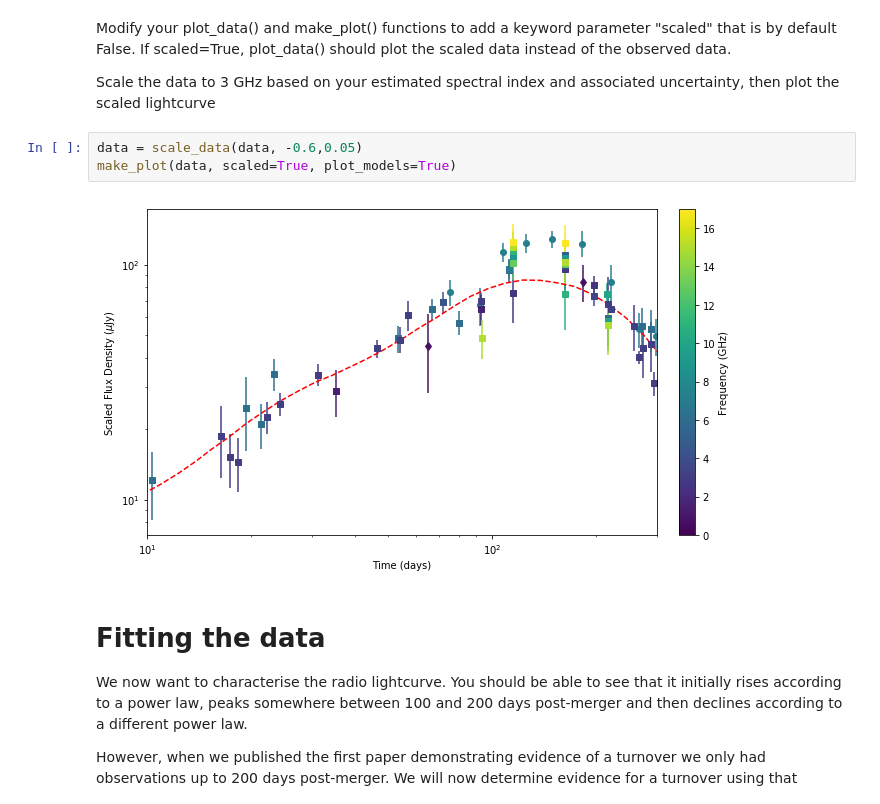
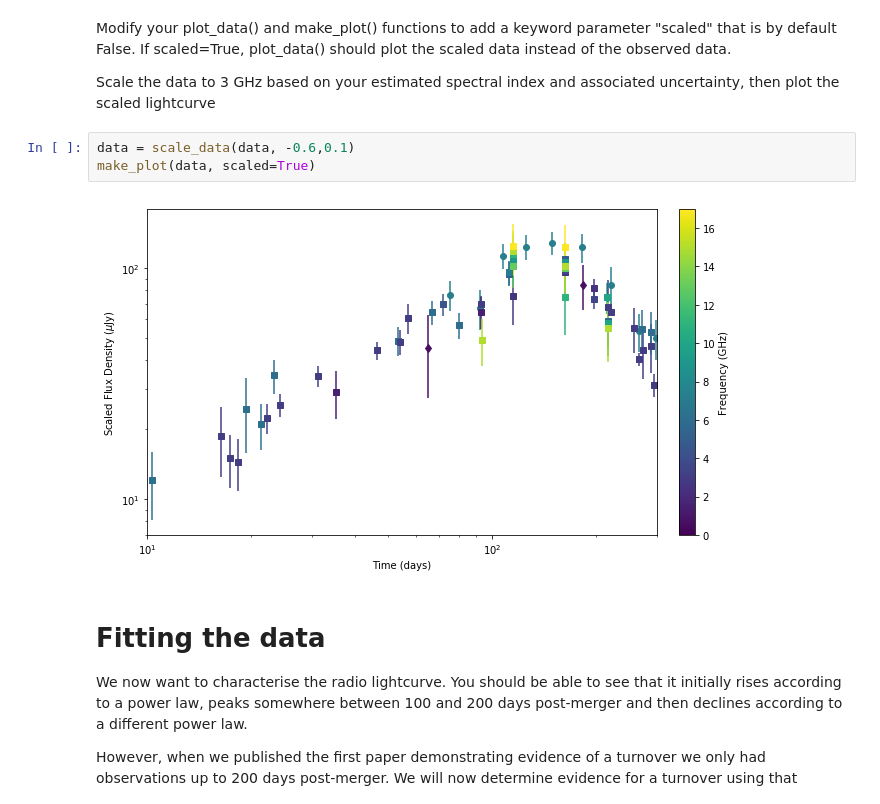
Before and after one commit to ddobie/growth-winter-school-2018, a Jupyter notebook: full_solutions.ipynb, the cells around one changed output. Cells and saved outputs as stored; diff of their text form.

```diff
--- a/full_solutions.ipynb
+++ b/full_solutions.ipynb
@@ -137,10 +136,10 @@ Modify your plot_data() and make_plot() functions to add a keyword parameter "sc
 
 Scale the data to 3 GHz based on your estimated spectral index and associated uncertainty, then plot the scaled lightcurve
 # %%
-data = scale_data(data, -0.6,0.05)
-make_plot(data, scaled=True, plot_models=True)
+data = scale_data(data, -0.6,0.1)
+make_plot(data, scaled=True)
 # %% [output]
-[figure, old version]
+[figure, new version]
 # %% [markdown]
 # Fitting the data
 We now want to characterise the radio lightcurve. You should be able to see that it initially rises according to a power law, peaks somewhere between 100 and 200 days post-merger and then declines according to a different power law.
```
Also changed, not shown: parts of 3 cells of this notebook.
